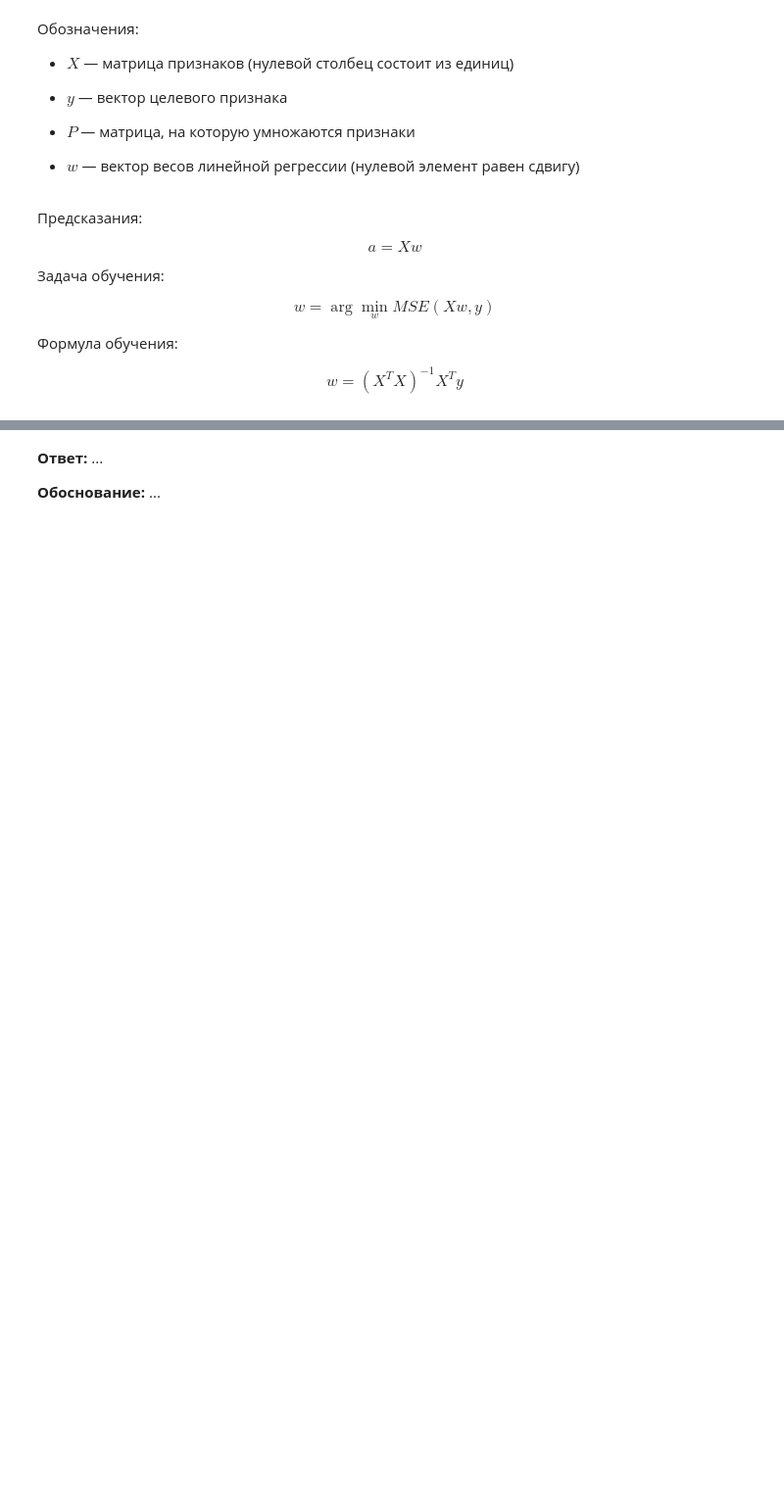
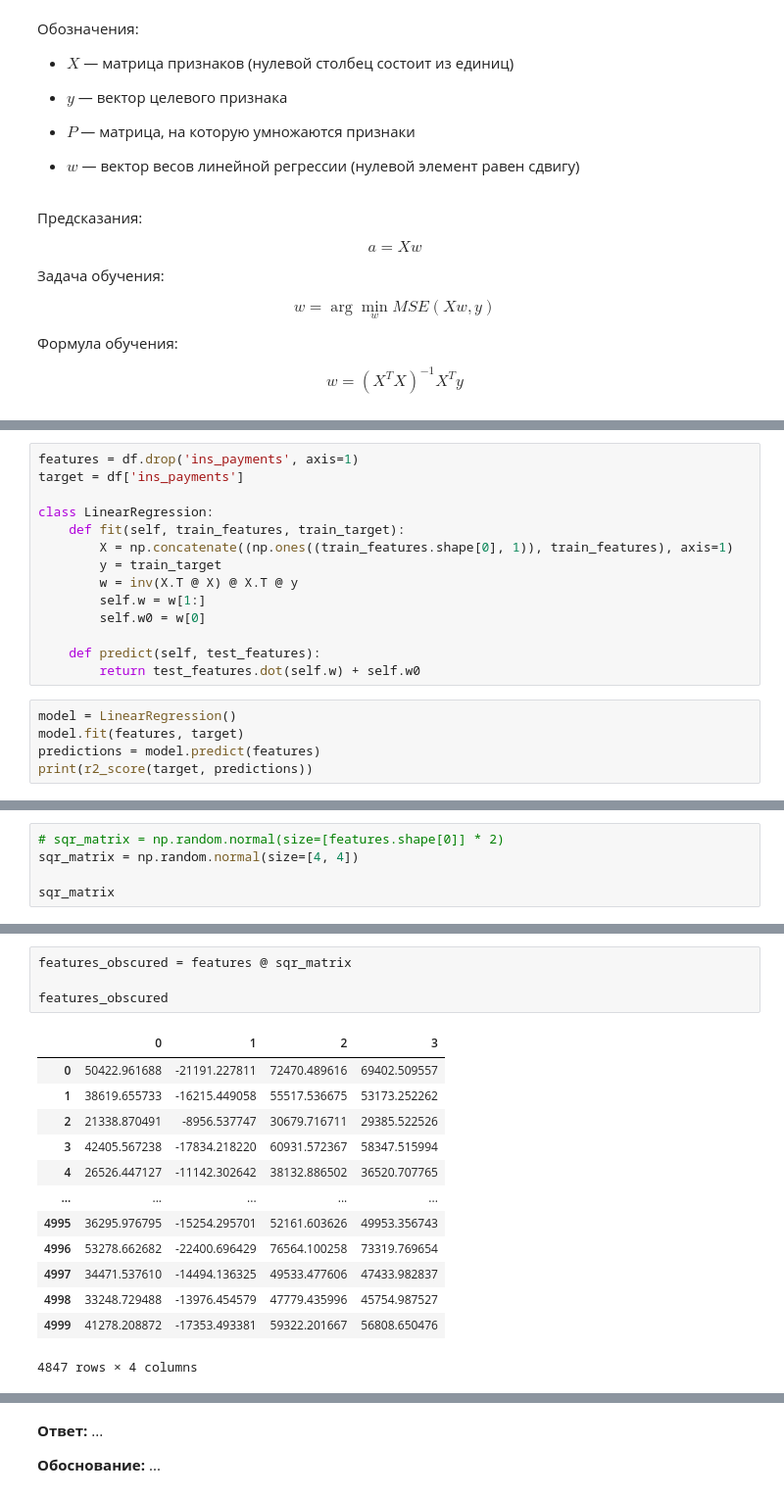
Before and after one commit to mbelveder/praktikum, a Jupyter notebook: 10_insurance/insurance.ipynb, the cells around one changed output, grey strips where cells are left out. Shown: that part at 98% size. Cells and saved outputs as stored; diff of their text form; blank space fills up the shorter version.

```diff
--- a/10_insurance/insurance.ipynb
+++ b/10_insurance/insurance.ipynb
@@ -173,0 +177,19 @@ $$
+# %%
+features = df.drop('ins_payments', axis=1)
+target = df['ins_payments']
+
+class LinearRegression:
+    def fit(self, train_features, train_target):
+        X = np.concatenate((np.ones((train_features.shape[0], 1)), train_features), axis=1)
+        y = train_target
+        w = inv(X.T @ X) @ X.T @ y
+        self.w = w[1:]
+        self.w0 = w[0]
+
+    def predict(self, test_features):
+        return test_features.dot(self.w) + self.w0
+# %%
+model = LinearRegression()
+model.fit(features, target)
+predictions = model.predict(features)
+print(r2_score(target, predictions))
@@ -173,0 +206,5 @@ $$
+# %%
+# sqr_matrix = np.random.normal(size=[features.shape[0]] * 2)
+sqr_matrix = np.random.normal(size=[4, 4])
+
+sqr_matrix
@@ -173,0 +225,18 @@ $$
+# %%
+features_obscured = features @ sqr_matrix
+
+features_obscured
+# %% [output]
+|  | 0 | 1 | 2 | 3 |
+| 0 | 50422.961688 | -21191.227811 | 72470.489616 | 69402.509557 |
+| 1 | 38619.655733 | -16215.449058 | 55517.536675 | 53173.252262 |
+| 2 | 21338.870491 | -8956.537747 | 30679.716711 | 29385.522526 |
+| 3 | 42405.567238 | -17834.218220 | 60931.572367 | 58347.515994 |
+| 4 | 26526.447127 | -11142.302642 | 38132.886502 | 36520.707765 |
+| ... | ... | ... | ... | ... |
+| 4995 | 36295.976795 | -15254.295701 | 52161.603626 | 49953.356743 |
+| 4996 | 53278.662682 | -22400.696429 | 76564.100258 | 73319.769654 |
+| 4997 | 34471.537610 | -14494.136325 | 49533.477606 | 47433.982837 |
+| 4998 | 33248.729488 | -13976.454579 | 47779.435996 | 45754.987527 |
+| 4999 | 41278.208872 | -17353.493381 | 59322.201667 | 56808.650476 |
+4847 rows × 4 columns
```
Also changed, not shown: parts of 8 cells of this notebook.
